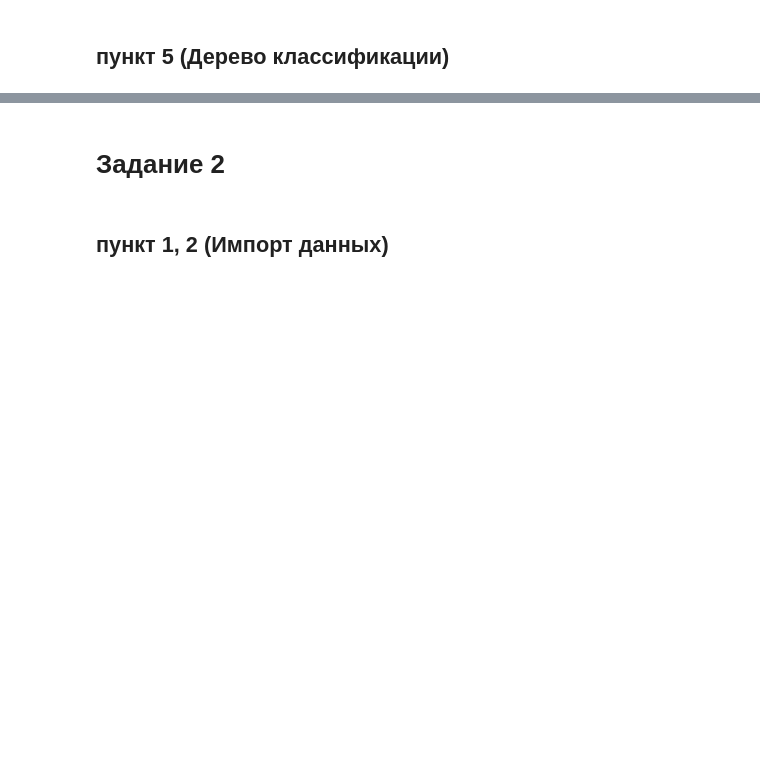
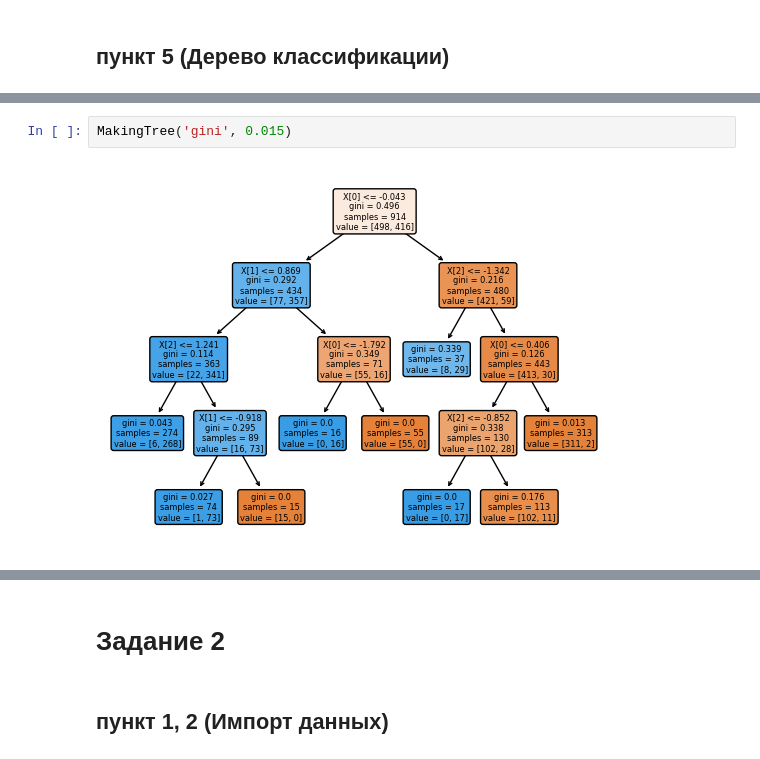
Before and after one commit to ForwardMoth/stdb_lab, a Jupyter notebook: lab7/lab7.ipynb, the cells around one changed output, grey strips where cells are left out. Saved outputs shown, nothing was run; the diff lists cells and outputs as text; blank space fills up the shorter version.

```diff
--- a/lab7/lab7.ipynb
+++ b/lab7/lab7.ipynb
@@ -35,0 +121,4 @@ array([0, 1], dtype=int64)
+# %%
+MakingTree('gini', 0.015)
+# %% [output]
+[figure, added]
```
Also changed, not shown: parts of 32 cells of this notebook, 2 other files.
